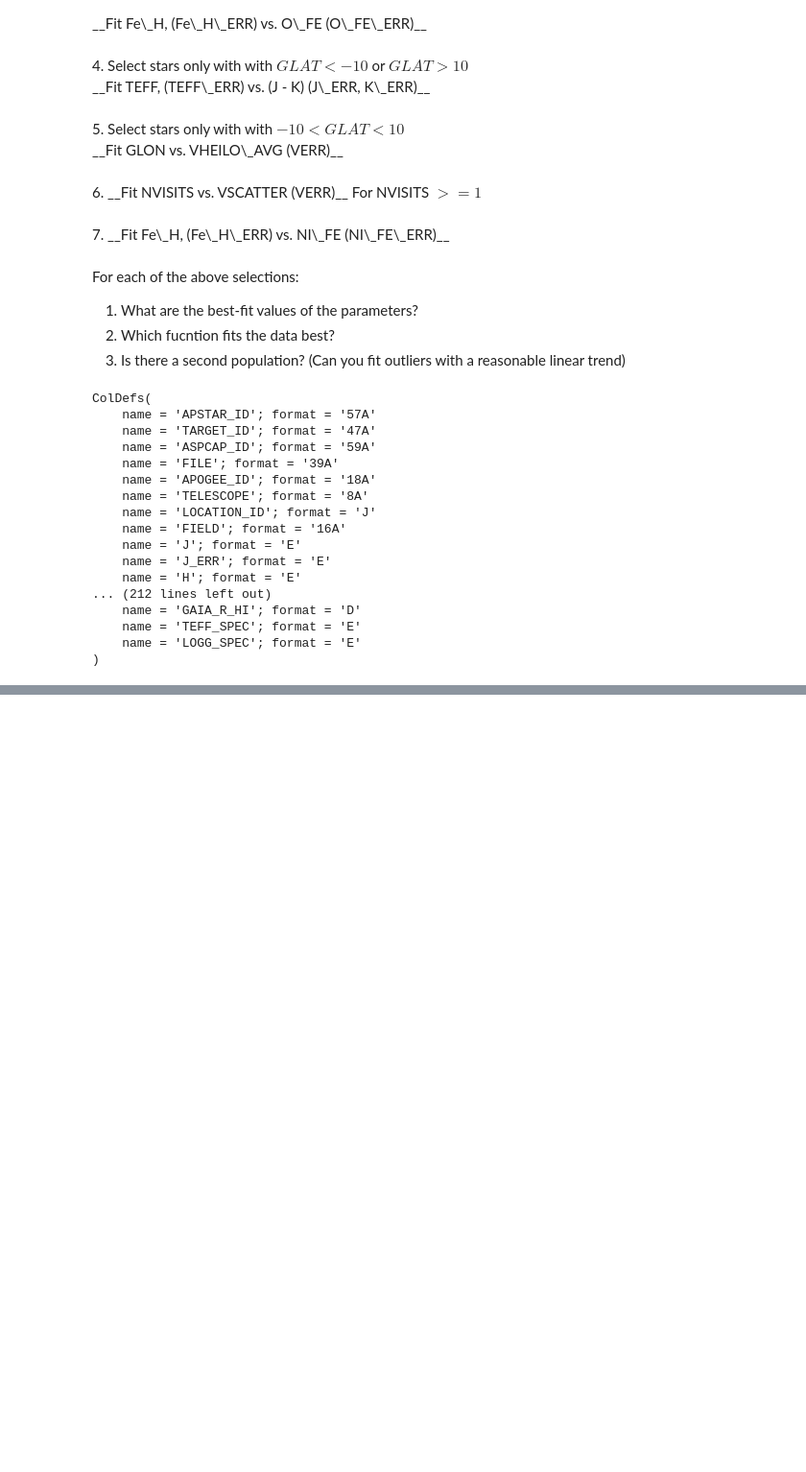
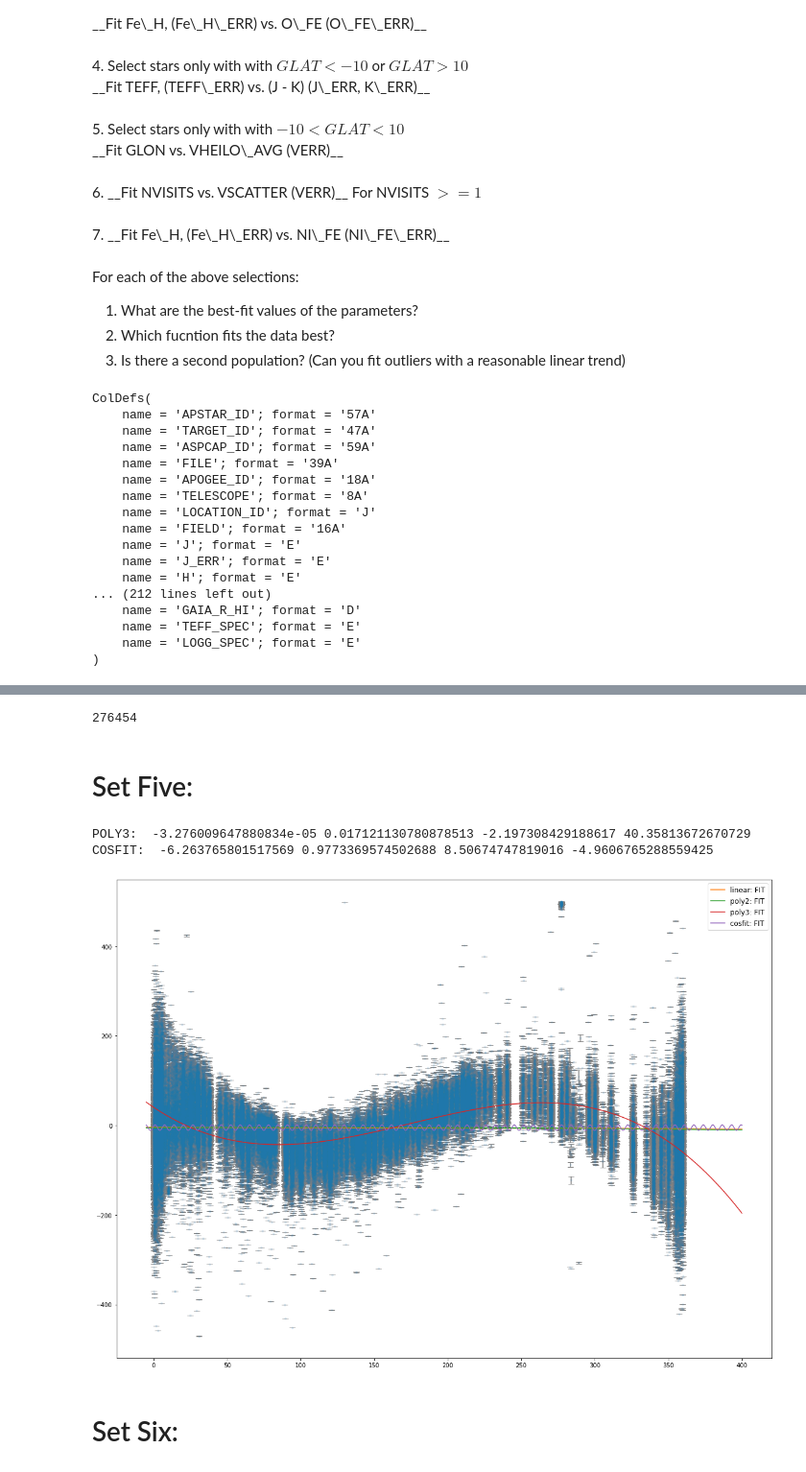
Before and after one commit to Firsttimecoding/Github-PHYS20323, a Jupyter notebook: homework/Week11_HWb.ipynb, the cells around one changed output, grey strips where cells are left out. Shown at 96% size. Drawn from its saved outputs; the diff is of its cells as text; code cells hidden in the pictures; blank space fills up the shorter version.

```diff
--- a/homework/Week11_HWb.ipynb
+++ b/homework/Week11_HWb.ipynb
@@ -314,0 +483,72 @@ LOGFIT:  3.173854545711559 0.003613912184213251 -7.459944546136172 -4.7612370169
+# %%
+len(star['TEFF'][cut5])
+# %% [output]
+276454
+# %% [markdown]
+# Set Five:
+# %%
+## establish masks:
+
+ct6 = (np.bitwise_and(star['aspcapflag'], badbits) == 0) &\
+      (np.bitwise_and(star['starflag'], suspectbits) == 0) &\
+      (star['GLAT'] > -10) & (star['GLAT'] < 10) &\
+      (star['VHELIO_AVG'] < 500) & (star['VHELIO_AVG'] > -500)
+
+
+cut6 = np.where(ct6)[0]
+
+## create the figures and graphs:
+
+fig_6 = plt.figure(figsize=(20,15)) ## figure plot
+ax_6 = fig_6.add_subplot(111)
+
+## plot the raw data and error bars
+
+ax_6.scatter(star['GLON'][cut6], star['VHELIO_AVG'][cut6],s=10,alpha=0.1)
+ax_6.errorbar(star['GLON'][cut6], star['VHELIO_AVG'][cut6], yerr=(star['VERR'][cut6]), ecolor='grey',fmt='none', capsize=5, zorder=0)
+
+ax_6.xaxis.set_tick_params(labelsize=20)
+ax_6.yaxis.set_tick_params(labelsize=20)
+
+## Linear Fit:
+
+#slope_5, intercept_5 = mcFit2(linear, star['GLON'][cut6], star['VHELIO_AVG'][cut6], star['VERR'][cut6], 0)
+#print("LINEAR: ",slope_5, intercept_5)
+
+## Polynomial degree 2 Fit:
+
+#param5_1_1, param5_2_1, param5_3_1 = mcFit3(poly2, star['GLON'][cut6], star['VHELIO_AVG'][cut6], star['VERR'][cut6], 0)
+#print("POLY2: ", param5_1_1, param5_2_1, param5_3_1)
+
+## Polynomial degree 3 Fit:
+
+param5_1_2, param5_2_2, param5_3_2, param5_4_2 = mcFit4(poly3, star['GLON'][cut6], star['VHELIO_AVG'][cut6], star['VERR'][cut6], 0)
+print("POLY3: ", param5_1_2, param5_2_2, param5_3_2, param5_4_2)
+
+## Cosine Fit:
+
+param5_1_3, param5_2_3, param5_3_3, param5_4_3 = mcFit4(cosfit, star['GLON'][cut6], star['VHELIO_AVG'][cut6], star['VERR'][cut6], 0, p0 = [100, 0.01, 2.4, 1])
+print("COSFIT: ", param5_1_3, param5_2_3, param5_3_3, param5_4_3)
+
+
+
+
+# PLOT FITS
+x_plot_5 = np.linspace(-5,400,1000) # X-PLOTING FOR FITS
+#linear fit:
+#ax_6.plot(x_plot_5,linear(x_plot_5, slope_5, intercept_5), label='linear: FIT')
+#poly2 fit:
+#ax_6.plot(x_plot_5,poly2(x_plot_5, param5_1_1, param5_2_1, param5_3_1), label='poly2: FIT')
+#poly3 fit:
+ax_6.plot(x_plot_5,poly3(x_plot_5, param5_1_2, param5_2_2, param5_3_2, param5_4_2), label='poly3: FIT')
+#cosine fit:
+ax_6.plot(x_plot_5,cosfit(x_plot_5, param5_1_3, param5_2_3, param5_3_3, param5_4_3), label='cosfit: FIT')
+
+plt.legend(loc='best', fontsize=12)
+plt.show()
+# %% [output]
+POLY3:  -3.276009647880834e-05 0.017121130780878513 -2.197308429188617 40.35813672670729
+COSFIT:  -6.263765801517569 0.9773369574502688 8.50674747819016 -4.9606765288559425
+[figure, added]
+# %% [markdown]
+# Set Six:
```
Also changed, not shown: parts of 16 cells of this notebook.
